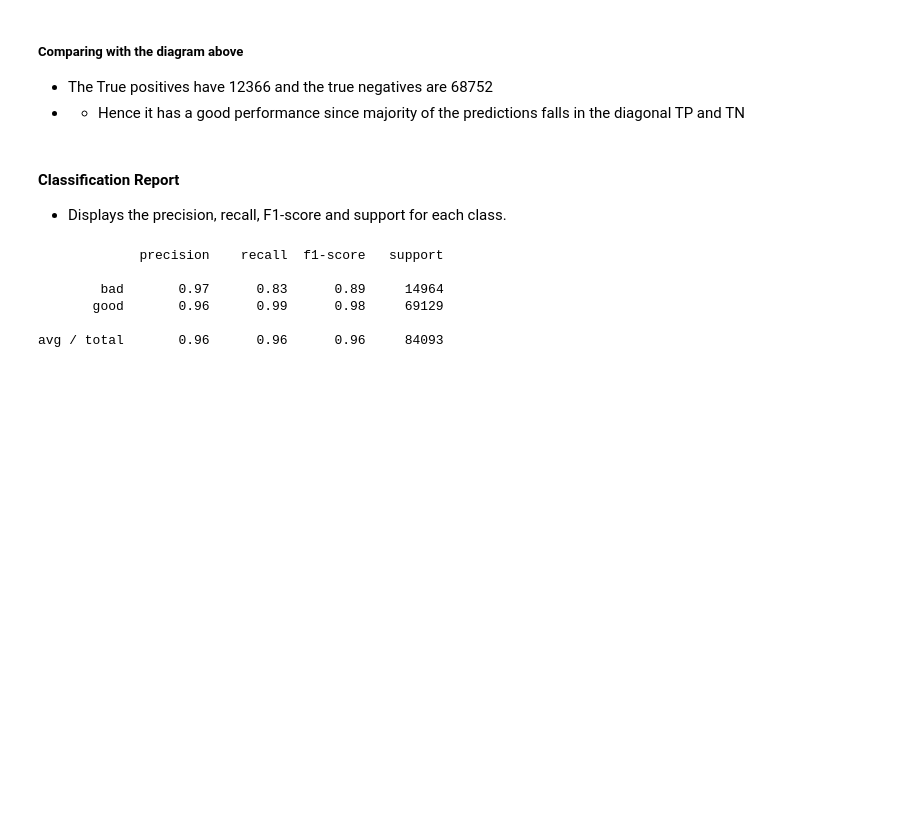
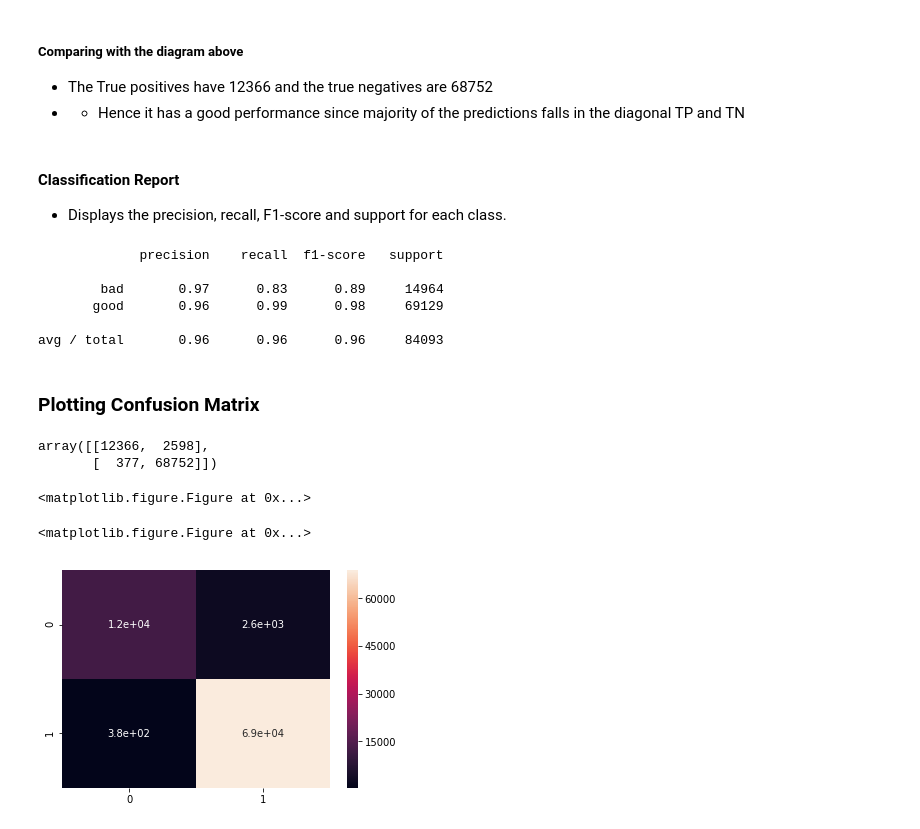
Before and after one commit to Jcharis/Detecting-Malicious-Url-With-Machine-Learning, a Jupyter notebook: Detecting Malicious Url With Machine Learning In Python.ipynb, the cells around one changed output. Saved outputs shown, nothing was run; the diff lists cells and outputs as text; code cells hidden in the pictures; blank space fills up the shorter version.

Commit message:
Added Plot for Confusion Matrix

```diff
--- a/Detecting Malicious Url With Machine Learning In Python.ipynb
+++ b/Detecting Malicious Url With Machine Learning In Python.ipynb
@@ -190,3 +190,5 @@ print(report)
        good       0.96      0.99      0.98     69129
 
 avg / total       0.96      0.96      0.96     84093
+# %% [markdown]
+### Plotting Confusion Matrix
@@ -192,0 +199,16 @@ avg / total       0.96      0.96      0.96     84093
+# %%
+matrix
+# %% [output]
+array([[12366,  2598],
+       [  377, 68752]])
+# %%
+plt.figure(figsize=(20,10))
+# %% [output]
+<matplotlib.figure.Figure at 0x...>
+<matplotlib.figure.Figure at 0x...>
+# %%
+# Confusion Matrix Graph With Seaborn
+sns.heatmap(matrix,annot=True)
+plt.show()
+# %% [output]
+[figure, added]
```
Also changed, not shown: parts of 3 cells of this notebook.
